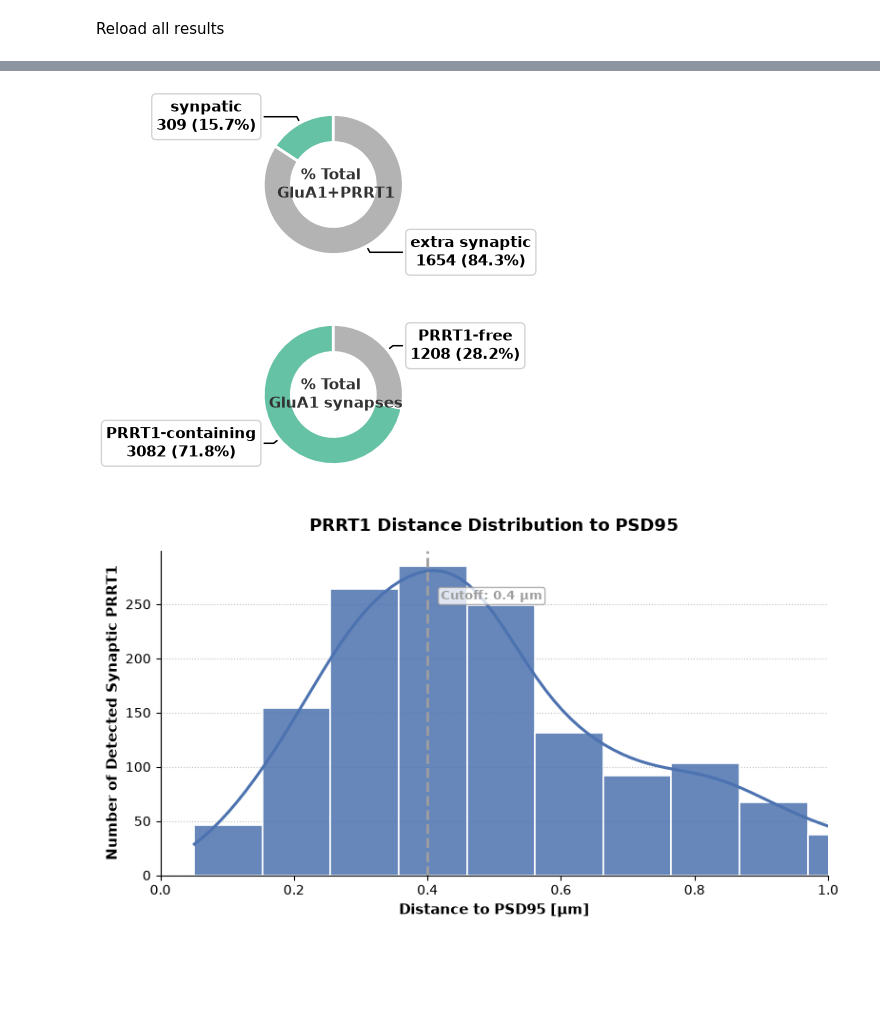
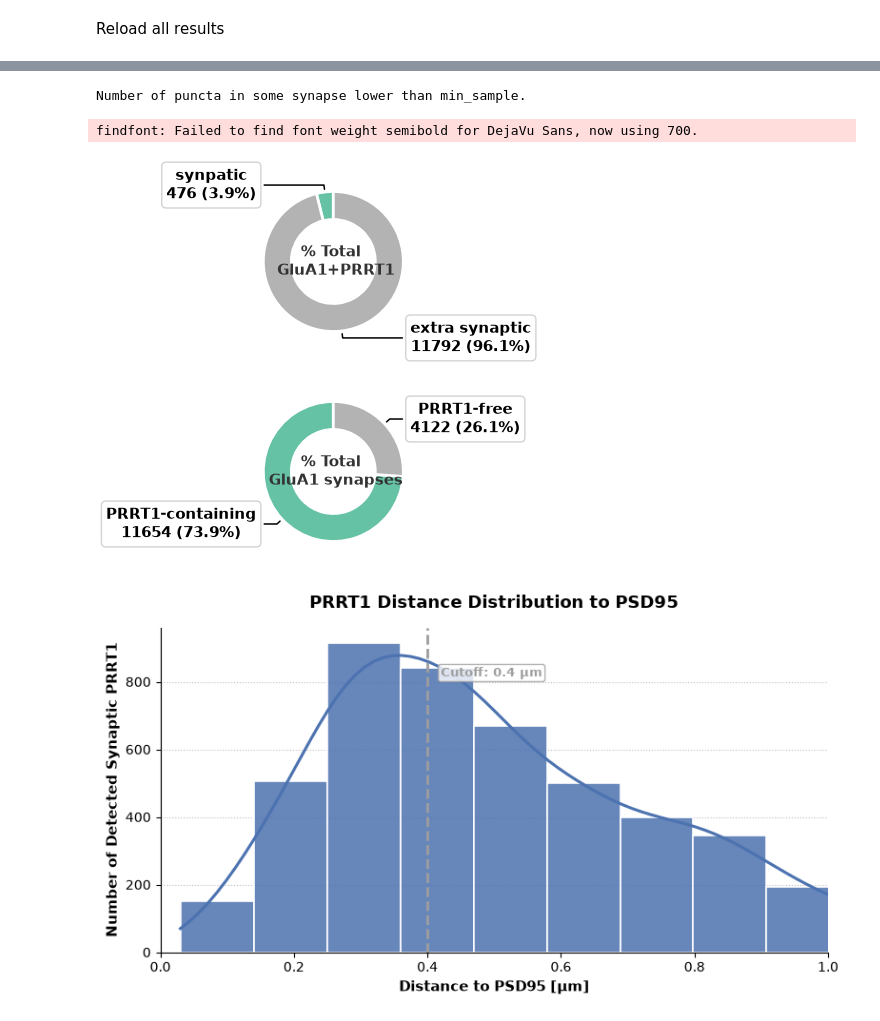
Before and after one commit to jboulanger/synex, a Jupyter notebook: notebooks/Batch.ipynb, the cells around one changed output, grey strips where cells are left out. Saved outputs shown, nothing was run; the diff lists cells and outputs as text; code cells hidden in the pictures; blank space fills up the shorter version.

```diff
--- a/notebooks/Batch.ipynb
+++ b/notebooks/Batch.ipynb
@@ -16,6 +8,17 @@ from pathlib import Path
 from bioio import BioImage
 import yaml
 
+def run_checks(points, parameters):
+    """Check that the number of PSD and RIM puncta is more than the min_samples."""
+    min_samples = parameters["dbscan"]["min_samples"]
+    n = (points.groupby(["synapse_id", "C"], dropna=False)[["cluster_id"]]
+        .count()
+        .pivot_table(index="synapse_id", columns="C", values="cluster_id")
+        .loc[:,["PSD","RIM"]]
+        .min(axis=1)<min_samples
+    ).sum()
+    if n > 0:
+        print(f"Number of puncta in {n} synapse lower than {min_samples}.")
 
 def process(data_path: Path, output_folder, parameters):
     """Process."""
@@ -34,6 +37,7 @@ def process(data_path: Path, output_folder, parameters):
     points, pairs = pclst.pair_puncta(points, ["A1", "PRRT"], **parameters["pairs"])
     points = pclst.associate_to_paired_cluster(points, **parameters["synapse"])
     points = pclst.compute_distances(points)
+    run_checks(points, parameters)
     g_stats = pclst.global_stats(points, **parameters["synapse"])
     s_stats = pclst.synapse_stats(points)
     s_stats.to_csv(output_folder / f"{name}_s_stats.csv")
@@ -41,9 +45,6 @@ def process(data_path: Path, output_folder, parameters):
     with open(output_folder / f"{name}_g_stats.yaml", "w") as f:
         yaml.safe_dump(g_stats, f)
 # %%
-data_path = Path(
-    "/media/pandora/Greger_group/Xinyao/PRRT Revision/PRRTm750 A1rb647 PSDck555 RIMgp488/261020 Repeat/"
-)
 parameters = {
     "channels": ["PRRT", "A1", "PSD", "RIM"],
     "detection": {
@@ -52,12 +53,24 @@ parameters = {
         "PSD": {"scale_um": 0.1, "specificity": 8},
         "RIM": {"scale_um": 0.1, "specificity": 6},
     },
-    "dbscan": {"eps": 1.5, "min_samples": 3},
+    "dbscan": {"eps": 1., "min_samples": 3},
     "synapse": {"distance": 1},
     "pairs": {"distance": 0.5},
 }
 
 output_folder = Path("./results")
-for filename in data_path.glob("**/*.czi"):
-    process(filename, output_folder, parameters)
+
+folder = [
+    "/media/pandora/Greger_group/Xinyao/PRRT Revision/PRRTm750 A1rb647 PSDck555 RIMgp488/261006 Re-image",
+    "/media/pandora/Greger_group/Xinyao/PRRT Revision/PRRTm750 A1rb647 PSDck555 RIMgp488/261016 Repeat",
+    "/media/pandora/Greger_group/Xinyao/PRRT Revision/PRRTm750 A1rb647 PSDck555 RIMgp488/261007 Repeat",
+    "/media/pandora/Greger_group/Xinyao/PRRT Revision/PRRTm750 A1rb647 PSDck555 RIMgp488/261020 Repeat",
+]
+
+for data_path in folder:
+    for filename in Path(data_path).glob("**/*.czi"):
+        try:
+            process(filename, output_folder, parameters)
+        except Exception:
+            print("fail")
 # %% [output]
@@ -88,3 +116,7 @@ points = pd.concat(
+# %%
+run_checks(points,parameters)
+# %% [output]
+Number of puncta in some synapse lower than min_sample.
 # %%
 from prrt_clustering.plot import make_the_bagel_plot
 import matplotlib.pyplot as plt
@@ -95,15 +127,17 @@ for x in output_folder.glob("*_g_stats.yaml"):
         gst.append(yaml.safe_load(f))
         gst[-1]["file"] = x.stem
 gst = pd.DataFrame.from_records(gst)
+gst.to_csv(output_folder/"global_stats.csv")
 
 
 make_the_bagel_plot(gst.sum().to_dict(), sst)
 plt.savefig(output_folder / "bagel.pdf")
 # %% [output]
+findfont: Failed to find font weight semibold for DejaVu Sans, now using 700.
-[figure, old version]
+[figure, new version]
 # %%
 from prrt_clustering.plot import make_the_histogram_distance
 
-make_the_histogram_distance(points)
+x = make_the_histogram_distance(points)
 # %% [output]
-[figure, old version]
+[figure, new version]
```
Also changed, not shown: parts of 7 cells of this notebook, 10 other files.
